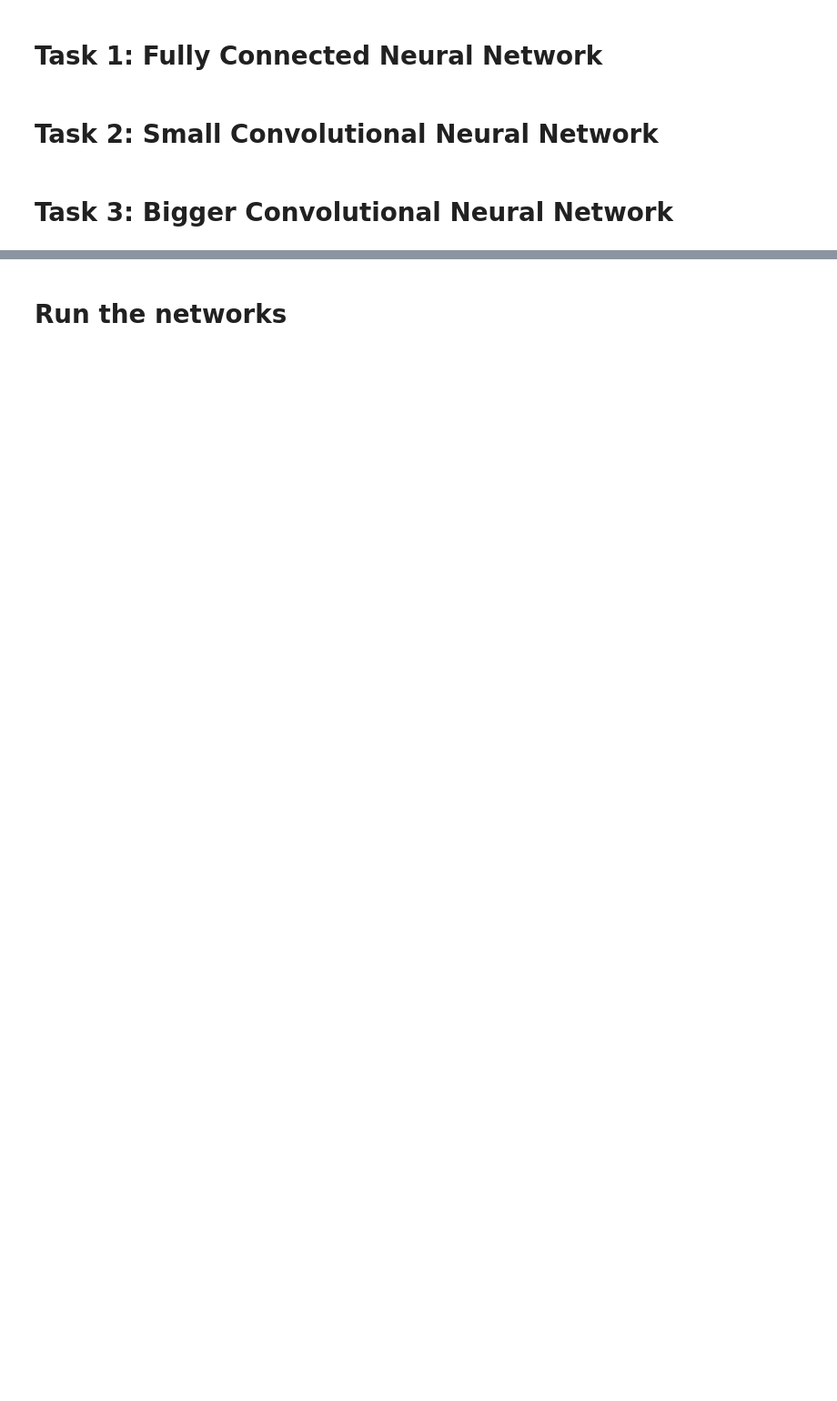
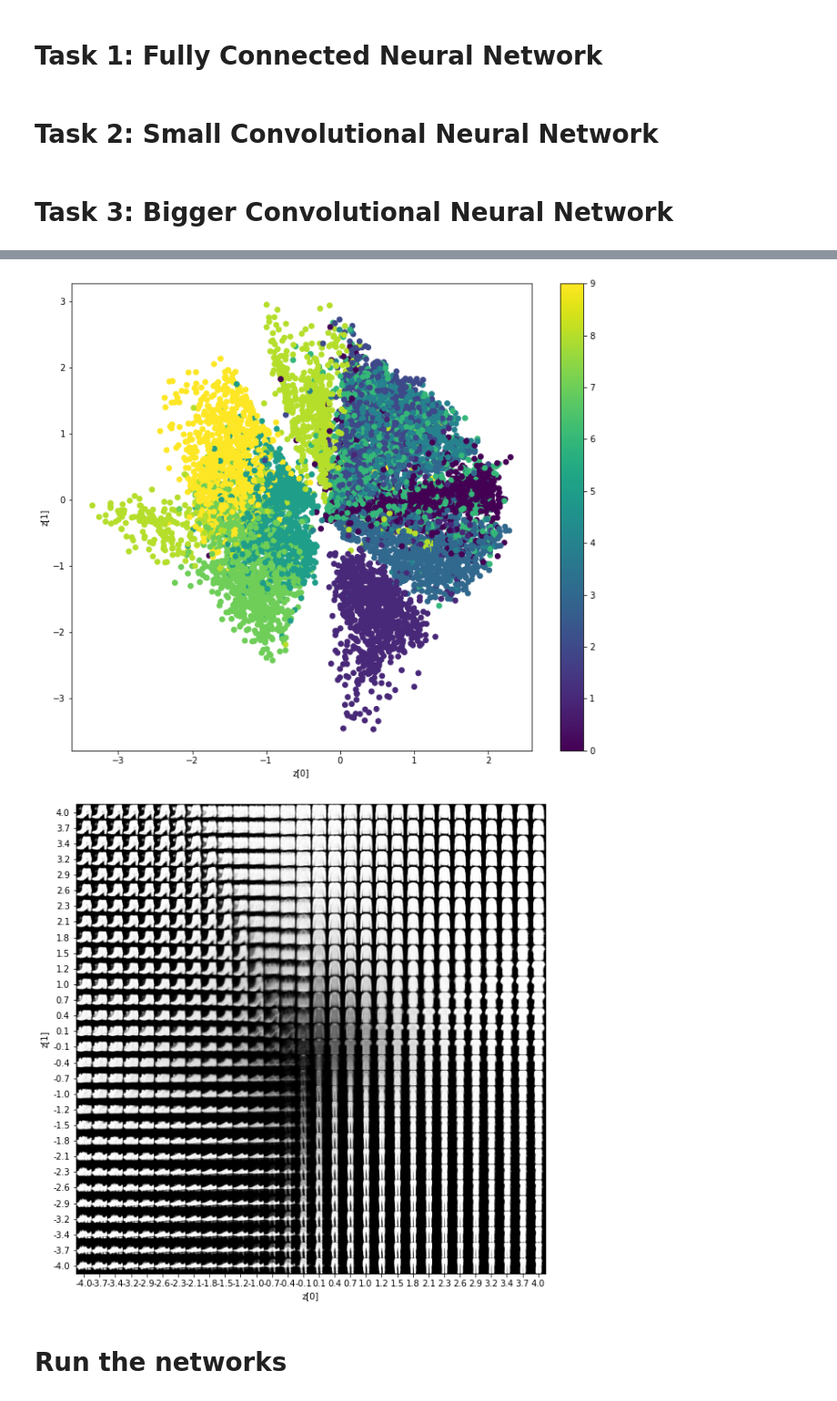
Before and after one commit to cmetzner93/DeepLearning_Project3, a Jupyter notebook: dl_525_proj3.ipynb, the cells around one changed output, grey strips where cells are left out. Shown at 91% size. Saved outputs shown, nothing was run; the diff lists cells and outputs as text; code cells hidden in the pictures; blank space fills up the shorter version.

```diff
--- a/dl_525_proj3.ipynb
+++ b/dl_525_proj3.ipynb
@@ -232,0 +352,23 @@ bigger_CNN.add(layers.Dense(10, activation='softmax'))
+# %%
+# network parameters
+input_shape = (original_dim, )
+intermediate_dim = 512
+batch_size = 200
+latent_dim = 2
+epochs = 50
+# %%
+# VAE model = encoder + decoder
+# build encoder model
+inputs = Input(shape=input_shape, name='encoder_input')
+x = Dense(intermediate_dim, activation='relu')(inputs)
+z_mean = Dense(latent_dim, name='z_mean')(x)
+z_log_var = Dense(latent_dim, name='z_log_var')(x)
+
+# use reparameterization trick to push the sampling out as input
+# note that "output_shape" isn't necessary with the TensorFlow backend
+z = Lambda(sampling, output_shape=(latent_dim,), name='z')([z_mean, z_log_var])
+
+# instantiate encoder model
+encoder = Model(inputs, [z_mean, z_log_var, z], name='encoder')
+encoder.summary()
+#plot_model(encoder, to_file='vae_mlp_encoder.png', show_shapes=True)
@@ -232,0 +395,10 @@ bigger_CNN.add(layers.Dense(10, activation='softmax'))
+# %%
+# build decoder model
+latent_inputs = Input(shape=(latent_dim,), name='z_sampling')
+x = Dense(intermediate_dim, activation='relu')(latent_inputs)
+outputs = Dense(original_dim, activation='sigmoid')(x)
+
+# instantiate decoder model
+decoder = Model(latent_inputs, outputs, name='decoder')
+decoder.summary()
+#plot_model(decoder, to_file='vae_mlp_decoder.png', show_shapes=True)
@@ -233,3 +455,10 @@ bigger_CNN.add(layers.Dense(10, activation='softmax'))
+# %%
+models=(encoder,decoder)
+data=(x_test,y_test)
+plot_results(models,data,batch_size=batch_size,model_name="vae_mlp")
+# %% [output]
+[figure, added]
+[figure, added]
 # %% [markdown]
 # Run the networks
 # %%
```
Also changed, not shown: parts of 19 cells of this notebook.
